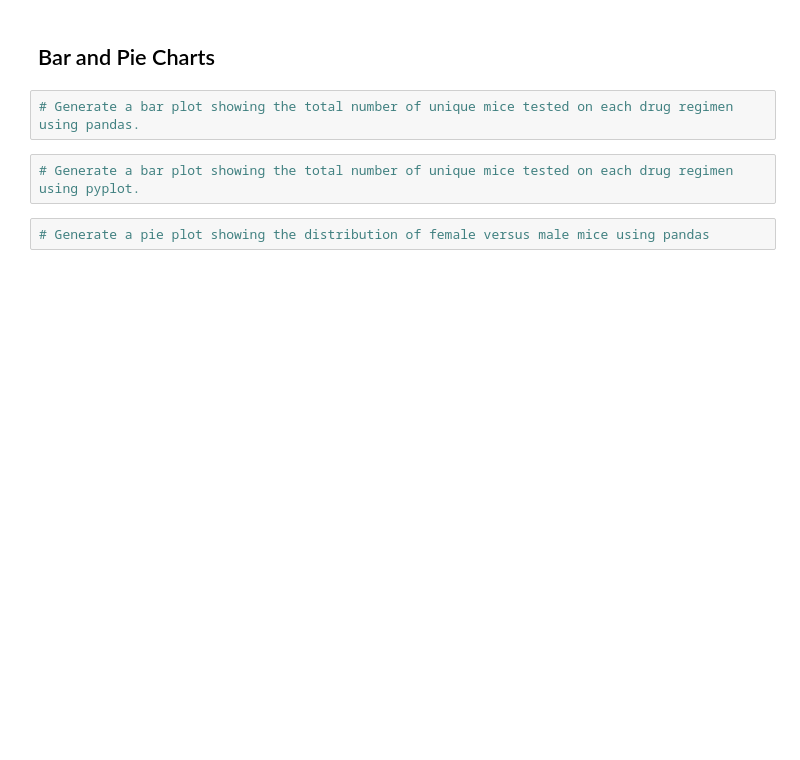
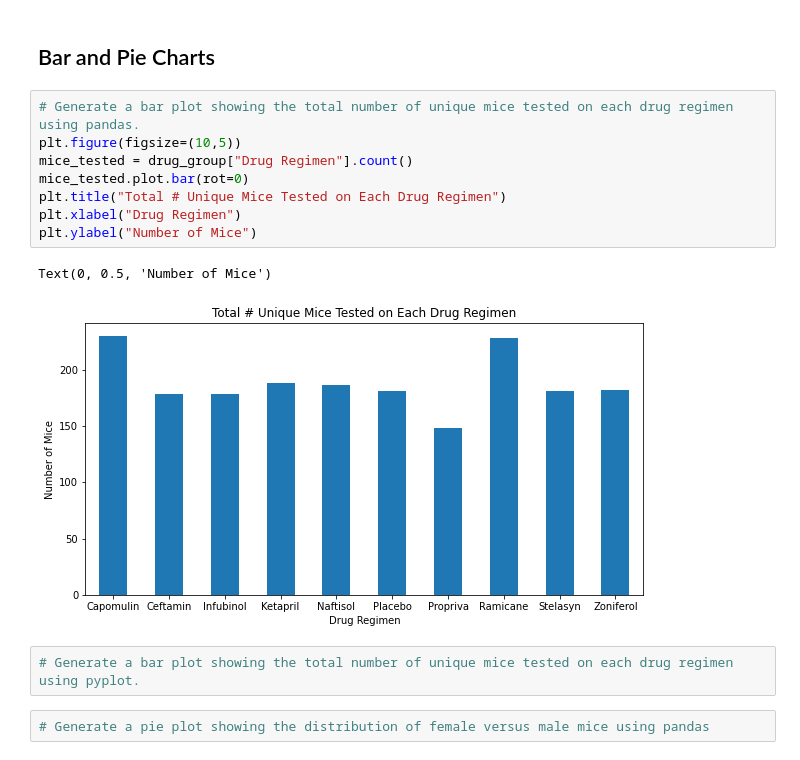
Before and after one commit to jankovic86/matplotlib-challenge, a Jupyter notebook: pymaceuticals.ipynb, the cells around one changed output. Cells and saved outputs as stored; diff of their text form; blank space fills up the shorter version.

Commit message:
Bar and Pie Charts

```diff
--- a/pymaceuticals.ipynb
+++ b/pymaceuticals.ipynb
@@ -128,6 +144,15 @@ summary_df
 ## Bar and Pie Charts
 # %%
 # Generate a bar plot showing the total number of unique mice tested on each drug regimen using pandas.
+plt.figure(figsize=(10,5))
+mice_tested = drug_group["Drug Regimen"].count()
+mice_tested.plot.bar(rot=0)
+plt.title("Total # Unique Mice Tested on Each Drug Regimen")
+plt.xlabel("Drug Regimen")
+plt.ylabel("Number of Mice")
+# %% [output]
+Text(0, 0.5, 'Number of Mice')
+[figure, added]
 # %%
 # Generate a bar plot showing the total number of unique mice tested on each drug regimen using pyplot.
 # %%
```
Also changed, not shown: parts of 2 cells of this notebook.
